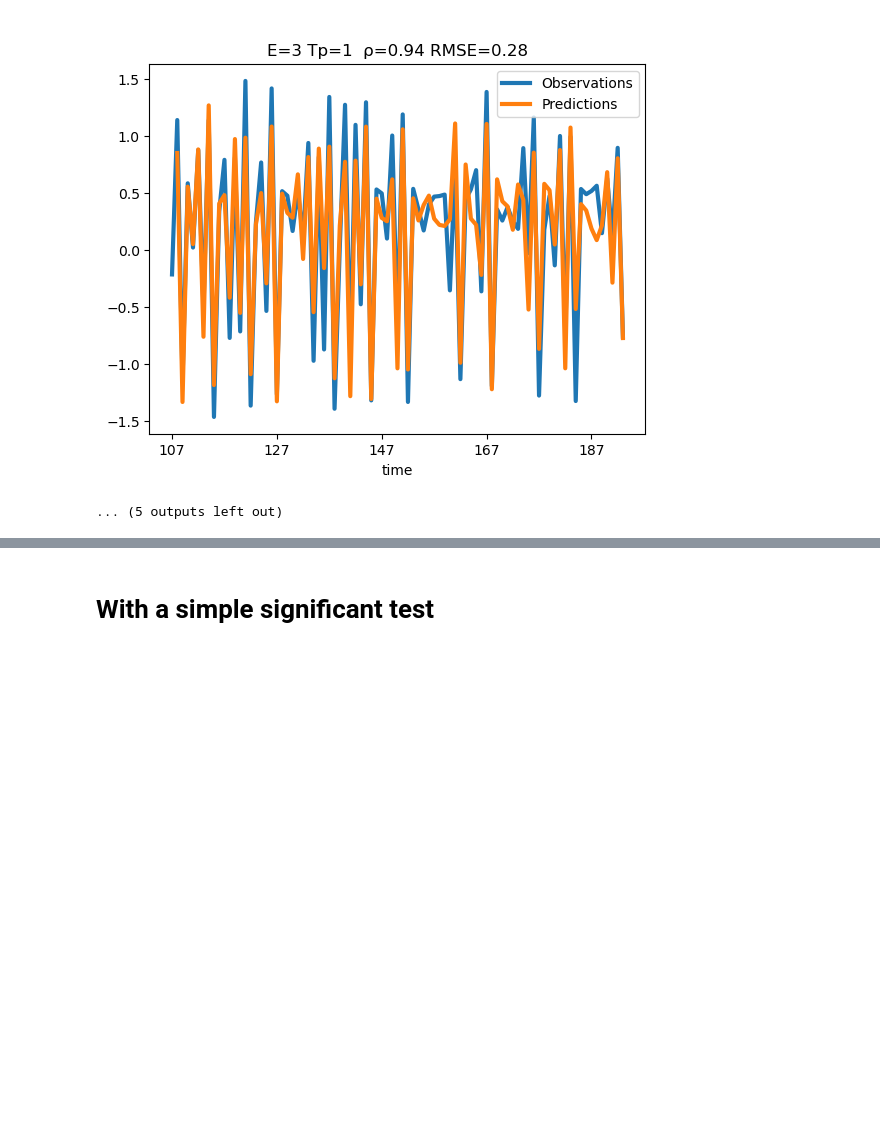
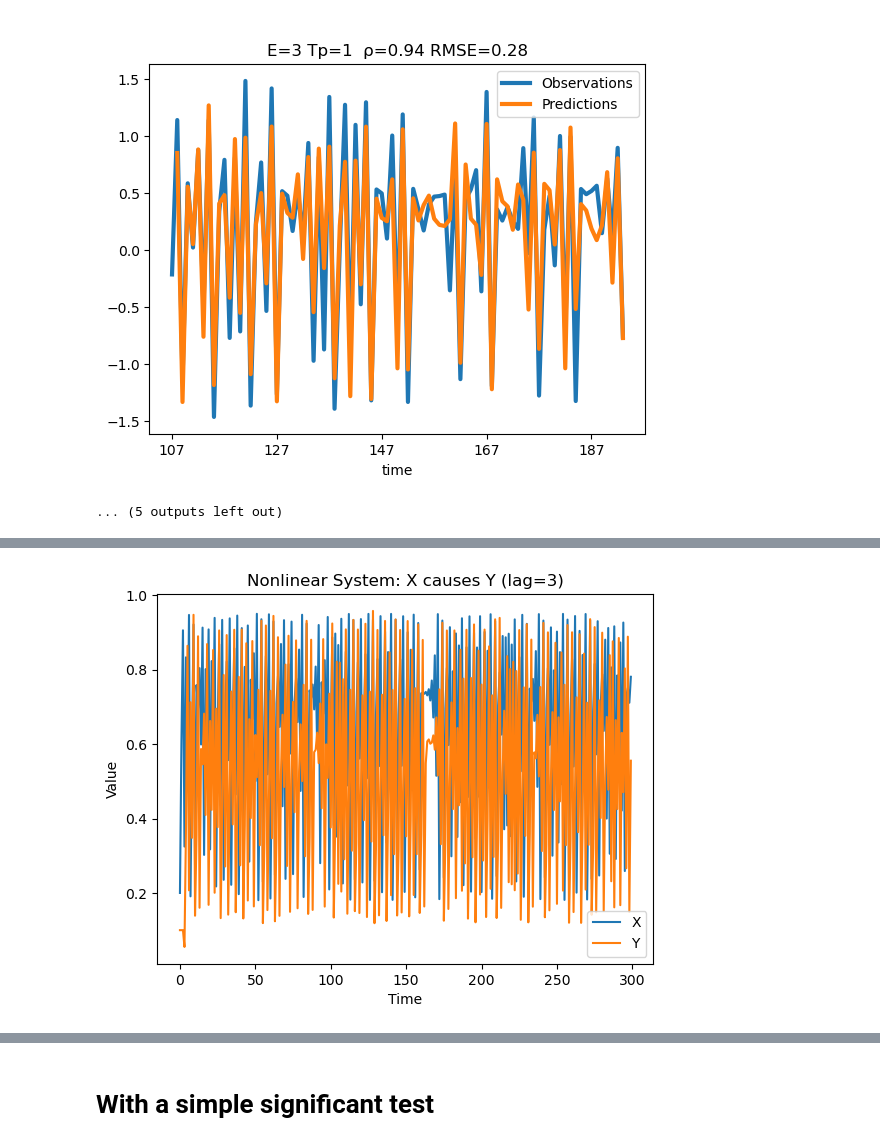
Before and after one commit to Peisong-Zheng/Inso_LGMR, a Jupyter notebook: testing_pyEDM.ipynb, the cells around one changed output, grey strips where cells are left out. Saved outputs shown, nothing was run; the diff lists cells and outputs as text; code cells hidden in the pictures; blank space fills up the shorter version.

```diff
--- a/testing_pyEDM.ipynb
+++ b/testing_pyEDM.ipynb
@@ -17,0 +118,99 @@ Multiview( dataFrame = sampleData["block_3sp"], lib = "1 99", pred = "105 190",
+# %%
+import numpy as np
+import pandas as pd
+import matplotlib.pyplot as plt
+
+# If you haven't installed pyEDM yet:
+# pip install pyEDM
+from pyEDM import CCM
+
+# -------------------------------------------------------------------------
+# 1) Generate a nonlinear system where X influences Y with a 3-step lag
+# -------------------------------------------------------------------------
+np.random.seed(42)   # For reproducibility
+N = 300              # Length of the time series
+alpha = 3.8          # Parameter for logistic map
+noise_std = 0.01     # Standard deviation of added noise
+
+# Logistic map to create X
+X = np.zeros(N)
+X[0] = 0.2  # initial condition
+for t in range(N - 1):
+    X[t + 1] = alpha * X[t] * (1 - X[t])
+
+# Create Y that depends on X with a 3-step lag (plus some self-dependence)
+Y = np.zeros(N)
+Y[:3] = 0.1  # initial conditions
+for t in range(3, N):
+    # Y[t] depends on X[t-3]^2, some fraction of Y[t-1], plus noise
+    Y[t] = 0.1 * Y[t - 1] + (X[t - 3] ** 2) + noise_std * np.random.randn()
+
+# Build a DataFrame suitable for pyEDM
+df = pd.DataFrame({
+    "time": range(N),
+    "x1": X,
+    "y1": Y
+})
+
+# -------------------------------------------------------------------------
+# 2) Plot the time series for X and Y
+# -------------------------------------------------------------------------
+plt.figure()
+plt.plot(df["time"], df["x1"], label="X")
+plt.plot(df["time"], df["y1"], label="Y")
+plt.xlabel("Time")
+plt.ylabel("Value")
+plt.title("Nonlinear System: X causes Y (lag=3)")
+plt.legend()
+plt.show()
+
+# -------------------------------------------------------------------------
+# 3) Perform Convergent Cross Mapping over Tp = -5, ..., 5
+# -------------------------------------------------------------------------
+tps = range(-5, 6)  # -5 to +5
+x_to_y_rho = []
+y_to_x_rho = []
+
+for tp in tps:
+    # Single call to CCM for each Tp
+    # columns="x y" => We'll reconstruct from both X and Y
+    # target="y x" => We'll compute cross mapping for Y given X, and X given Y
+    ccm_result = CCM(
+        dataFrame=df,
+        E=3,
+        tau=2,
+        columns="y1",
+        target="x1",
+        libSizes="10 100 10",  # library sizes from 10 to 100 in steps of 10
+        sample=10,             # bootstrap samples
+        random=True,
+        replacement=False,
+        Tp=tp
+    )
+
+    # The last row (iloc[-1]) corresponds to the largest library size (here, 100).
+    # "x:y" = correlation of using X's manifold to predict Y
+    # "y:x" = correlation of using Y's manifold to predict X
+    x_to_y_rho.append(ccm_result["x1:y1"].iloc[-1])
+    y_to_x_rho.append(ccm_result["y1:x1"].iloc[-1])
+
+# -------------------------------------------------------------------------
+# 4) Plot the CCM results in subplots
+# -------------------------------------------------------------------------
+fig, (ax1, ax2) = plt.subplots(2, 1, figsize=(8, 6), sharex=True)
+
+# Top subplot: X -> Y skill
+ax1.plot(tps, x_to_y_rho, marker="o", linestyle="-")
+ax1.set_ylabel("Cross-map skill (x:y)")
+ax1.set_title("X → Y")
+
+# Bottom subplot: Y -> X skill
+ax2.plot(tps, y_to_x_rho, marker="o", linestyle="-")
+ax2.set_xlabel("Time offset (Tp)")
+ax2.set_ylabel("Cross-map skill (y:x)")
+ax2.set_title("Y → X")
+
+plt.tight_layout()
+plt.show()
+# %% [output]
+[figure, added]
```
Also changed, not shown: parts of 5 cells of this notebook, 3 other files.
